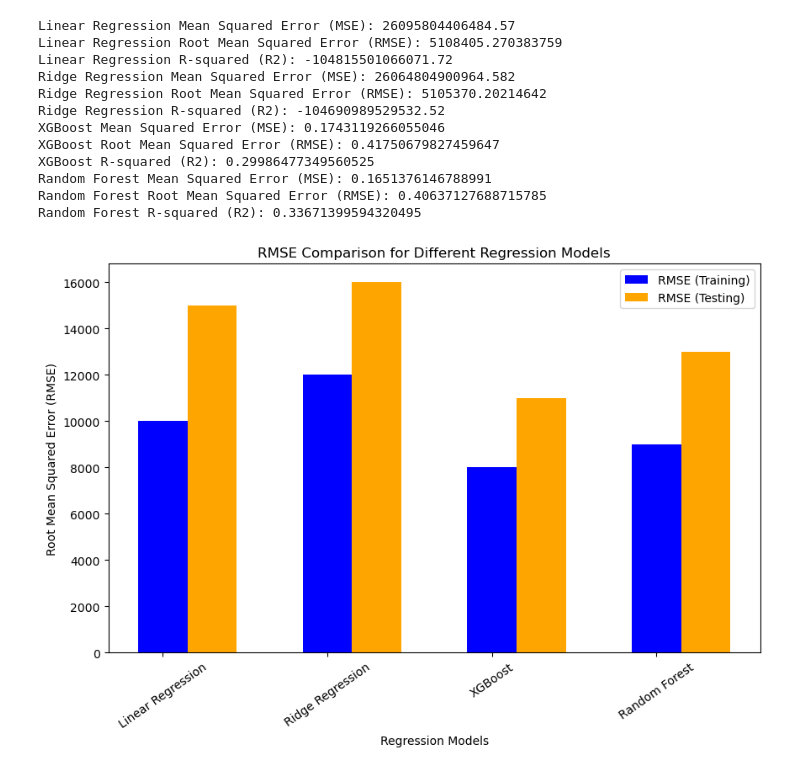
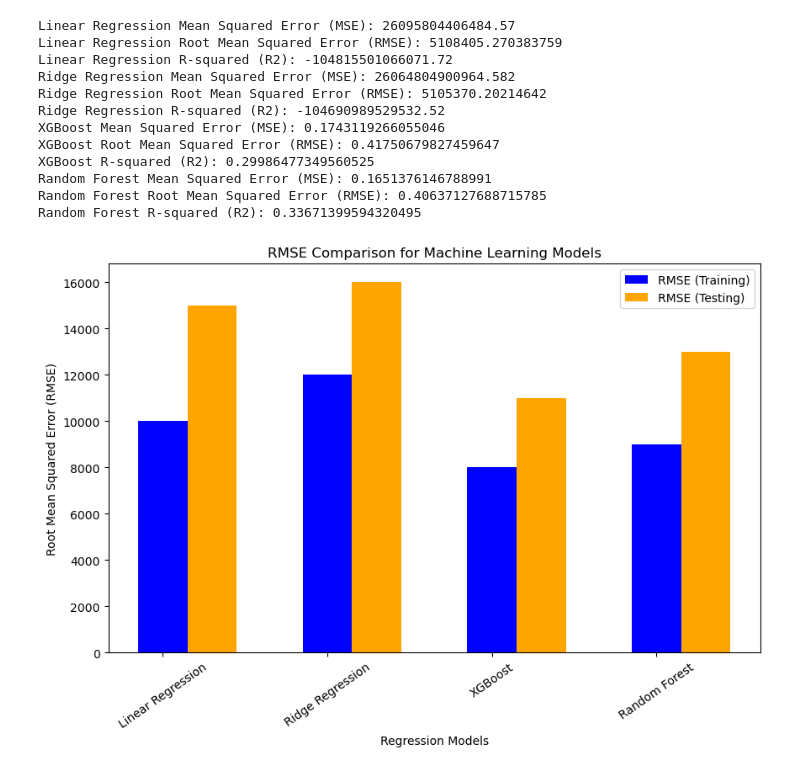
Before and after one commit to shru14/Housing_Price_Predictor, a Jupyter notebook: House_Price_Prediction_updated.ipynb, the cells around one changed output. Cells and saved outputs as stored; diff of their text form; code cells hidden in the pictures.

```diff
--- a/House_Price_Prediction_updated.ipynb
+++ b/House_Price_Prediction_updated.ipynb
@@ -604,19 +604,19 @@ Random Forest R-squared (R2): 0.33671399594320495
 # %%
 import matplotlib.pyplot as plt
 
 # Define the models' names and their corresponding RMSE values (training and testing)
 models = ['Linear Regression', 'Ridge Regression', 'XGBoost', 'Random Forest']
 rmse_train = [10000, 12000, 8000, 9000]  # Example RMSE values for training set
 rmse_test = [15000, 16000, 11000, 13000]  # Example RMSE values for testing set
 
 # Plotting
 plt.bar(range(len(models)), rmse_train, width=0.3, label='RMSE (Training)', color='blue')
 plt.bar([i + 0.3 for i in range(len(models))], rmse_test, width=0.3, label='RMSE (Testing)', color='orange')
 plt.xticks(range(len(models)), models, rotation=35)
 plt.xlabel('Regression Models')
 plt.ylabel('Root Mean Squared Error (RMSE)')
 plt.legend()
-plt.title('RMSE Comparison for Different Regression Models')
+plt.title('RMSE Comparison for Machine Learning Models')
 plt.show()
 # %% [output]
-[figure, old version]
+[figure, new version]
```
Also changed, not shown: parts of 1 cell of this notebook.
